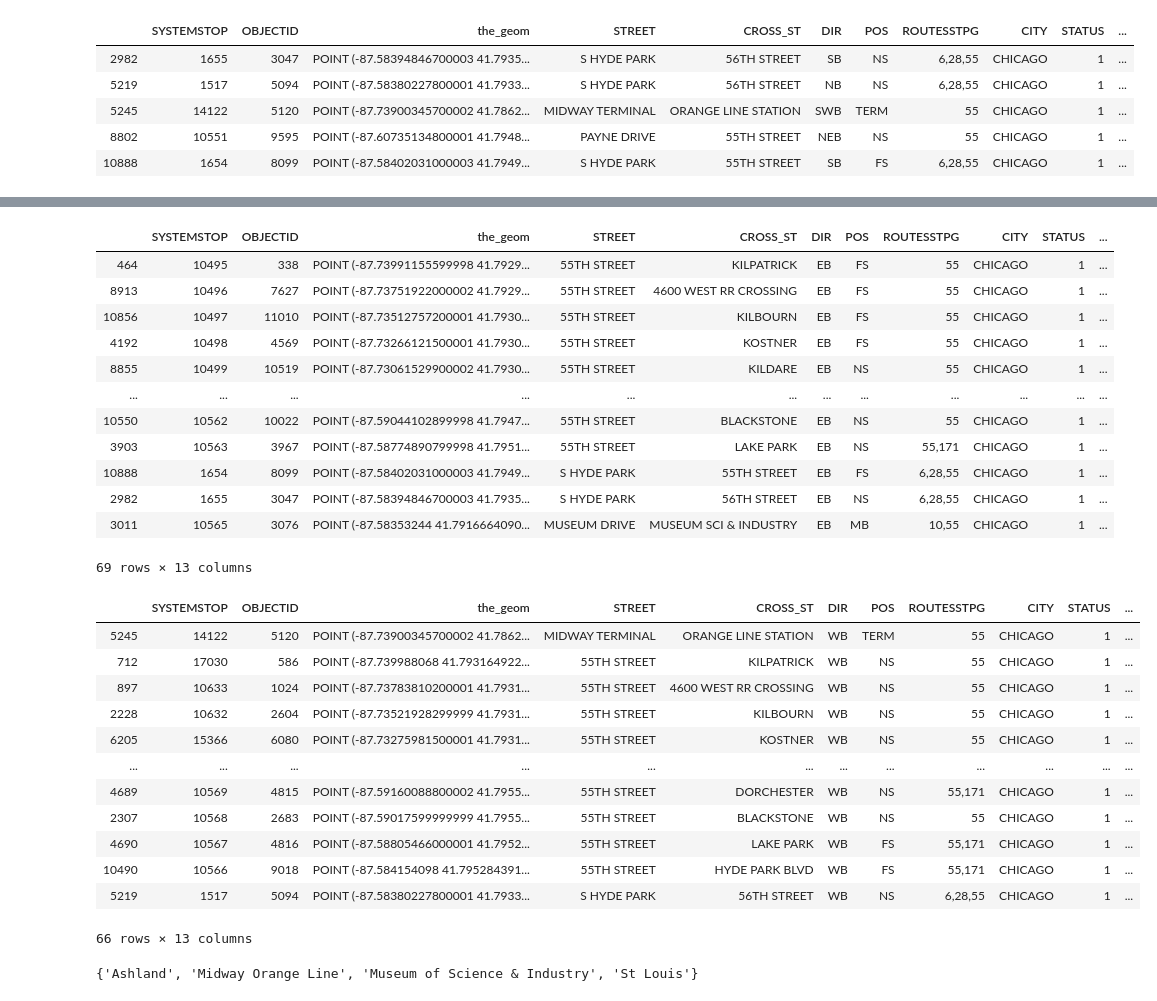
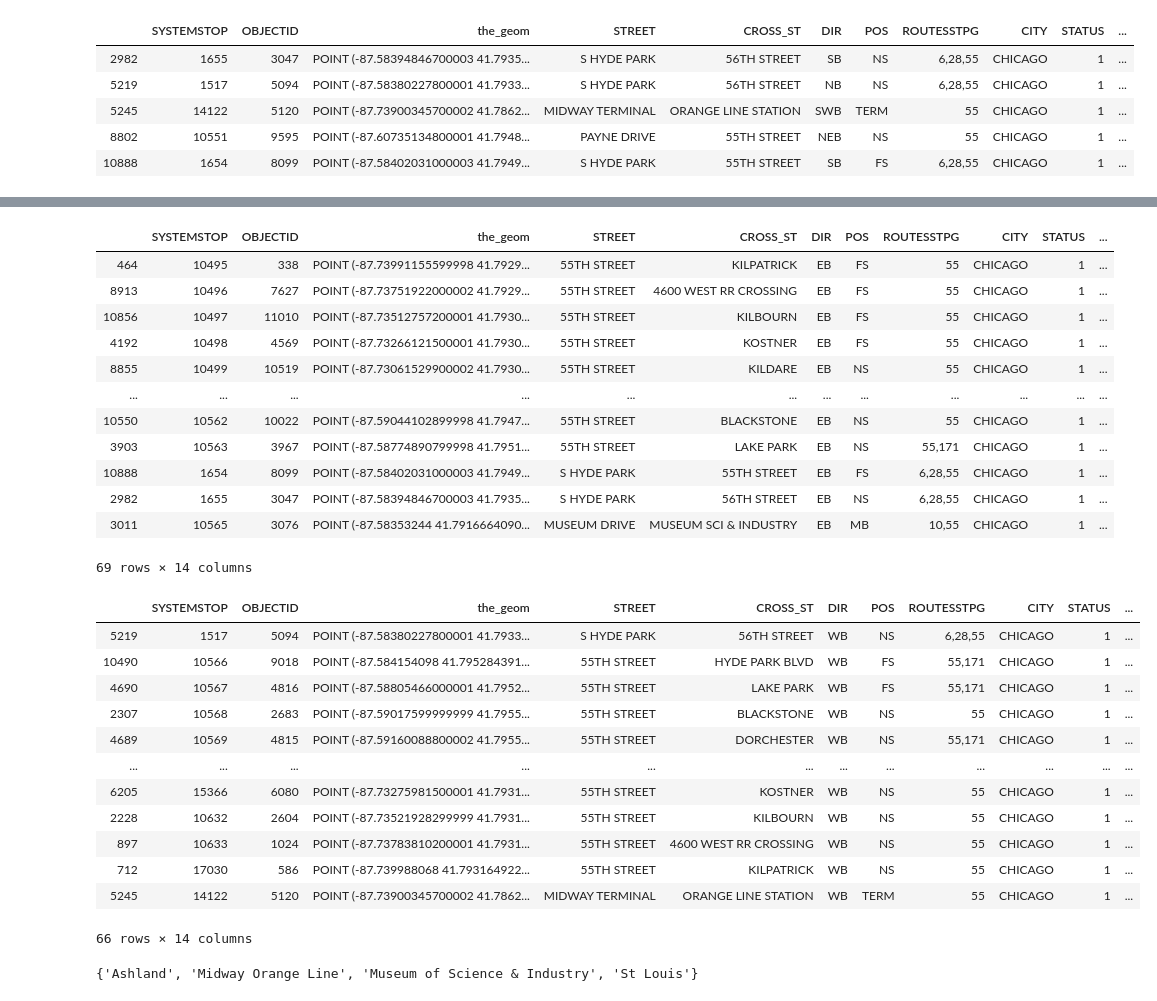
Before and after one commit to suchak1/cta_bus, a Jupyter notebook: cta_bus.ipynb, the cells around one changed output, grey strips where cells are left out. Saved outputs shown, nothing was run; the diff lists cells and outputs as text; code cells hidden in the pictures.

```diff
--- a/cta_bus.ipynb
+++ b/cta_bus.ipynb
@@ -97,6 +95,7 @@ See the caveats in the documentation: http://pandas.pydata.org/pandas-docs/stabl
 # %%
 # get eastbound 55 stops in order
 east_stops = _55_stops[_55_stops['DIR'] == 'EB'].sort_values('POINT_X')
+east_stops['STOP_NUM'] = np.arange(len(east_stops))
 east_stops
 # %% [output]
 |  | SYSTEMSTOP | OBJECTID | the_geom | STREET | CROSS_ST | DIR | POS | ROUTESSTPG | CITY | STATUS | ... |
@@ -111,28 +110,29 @@ east_stops
 | 10888 | 1654 | 8099 | POINT (-87.58402031000003 41.7949... | S HYDE PARK | 55TH STREET | EB | FS | 6,28,55 | CHICAGO | 1 | ... |
 | 2982 | 1655 | 3047 | POINT (-87.58394846700003 41.7935... | S HYDE PARK | 56TH STREET | EB | NS | 6,28,55 | CHICAGO | 1 | ... |
 | 3011 | 10565 | 3076 | POINT (-87.58353244 41.7916664090... | MUSEUM DRIVE | MUSEUM SCI & INDUSTRY | EB | MB | 10,55 | CHICAGO | 1 | ... |
-69 rows × 13 columns
+69 rows × 14 columns
 # %%
 # get westbound 55 stops, need to swap kilpatrick and midway orange line
 west_stops = _55_stops[_55_stops['DIR'] == 'WB'].sort_values('POINT_X')
 old_idxs = list(west_stops.index.values)
 new_idxs = [old_idxs[1], old_idxs[0]] + old_idxs[2:]
-west_stops = west_stops.reindex(new_idxs)
+west_stops = west_stops.reindex(new_idxs)[::-1]
+west_stops['STOP_NUM'] = np.arange(len(west_stops))
 west_stops
 # %% [output]
 |  | SYSTEMSTOP | OBJECTID | the_geom | STREET | CROSS_ST | DIR | POS | ROUTESSTPG | CITY | STATUS | ... |
+| 5219 | 1517 | 5094 | POINT (-87.58380227800001 41.7933... | S HYDE PARK | 56TH STREET | WB | NS | 6,28,55 | CHICAGO | 1 | ... |
+| 10490 | 10566 | 9018 | POINT (-87.584154098 41.795284391... | 55TH STREET | HYDE PARK BLVD | WB | FS | 55,171 | CHICAGO | 1 | ... |
+| 4690 | 10567 | 4816 | POINT (-87.58805466000001 41.7952... | 55TH STREET | LAKE PARK | WB | FS | 55,171 | CHICAGO | 1 | ... |
+| 2307 | 10568 | 2683 | POINT (-87.59017599999999 41.7955... | 55TH STREET | BLACKSTONE | WB | NS | 55 | CHICAGO | 1 | ... |
+| 4689 | 10569 | 4815 | POINT (-87.59160088800002 41.7955... | 55TH STREET | DORCHESTER | WB | NS | 55,171 | CHICAGO | 1 | ... |
+| ... | ... | ... | ... | ... | ... | ... | ... | ... | ... | ... | ... |
+| 6205 | 15366 | 6080 | POINT (-87.73275981500001 41.7931... | 55TH STREET | KOSTNER | WB | NS | 55 | CHICAGO | 1 | ... |
+| 2228 | 10632 | 2604 | POINT (-87.73521928299999 41.7931... | 55TH STREET | KILBOURN | WB | NS | 55 | CHICAGO | 1 | ... |
+| 897 | 10633 | 1024 | POINT (-87.73783810200001 41.7931... | 55TH STREET | 4600 WEST RR CROSSING | WB | NS | 55 | CHICAGO | 1 | ... |
+| 712 | 17030 | 586 | POINT (-87.739988068 41.793164922... | 55TH STREET | KILPATRICK | WB | NS | 55 | CHICAGO | 1 | ... |
 | 5245 | 14122 | 5120 | POINT (-87.73900345700002 41.7862... | MIDWAY TERMINAL | ORANGE LINE STATION | WB | TERM | 55 | CHICAGO | 1 | ... |
-| 712 | 17030 | 586 | POINT (-87.739988068 41.793164922... | 55TH STREET | KILPATRICK | WB | NS | 55 | CHICAGO | 1 | ... |
-| 897 | 10633 | 1024 | POINT (-87.73783810200001 41.7931... | 55TH STREET | 4600 WEST RR CROSSING | WB | NS | 55 | CHICAGO | 1 | ... |
-| 2228 | 10632 | 2604 | POINT (-87.73521928299999 41.7931... | 55TH STREET | KILBOURN | WB | NS | 55 | CHICAGO | 1 | ... |
-| 6205 | 15366 | 6080 | POINT (-87.73275981500001 41.7931... | 55TH STREET | KOSTNER | WB | NS | 55 | CHICAGO | 1 | ... |
-| ... | ... | ... | ... | ... | ... | ... | ... | ... | ... | ... | ... |
-| 4689 | 10569 | 4815 | POINT (-87.59160088800002 41.7955... | 55TH STREET | DORCHESTER | WB | NS | 55,171 | CHICAGO | 1 | ... |
-| 2307 | 10568 | 2683 | POINT (-87.59017599999999 41.7955... | 55TH STREET | BLACKSTONE | WB | NS | 55 | CHICAGO | 1 | ... |
-| 4690 | 10567 | 4816 | POINT (-87.58805466000001 41.7952... | 55TH STREET | LAKE PARK | WB | FS | 55,171 | CHICAGO | 1 | ... |
-| 10490 | 10566 | 9018 | POINT (-87.584154098 41.795284391... | 55TH STREET | HYDE PARK BLVD | WB | FS | 55,171 | CHICAGO | 1 | ... |
-| 5219 | 1517 | 5094 | POINT (-87.58380227800001 41.7933... | S HYDE PARK | 56TH STREET | WB | NS | 6,28,55 | CHICAGO | 1 | ... |
-66 rows × 13 columns
+66 rows × 14 columns
 # %%
 # for bus_idx, bus in df.iterrows():
 #     for stop_idx, stop in west_stops.iterrows():
```
Also changed, not shown: parts of 11 cells of this notebook.
